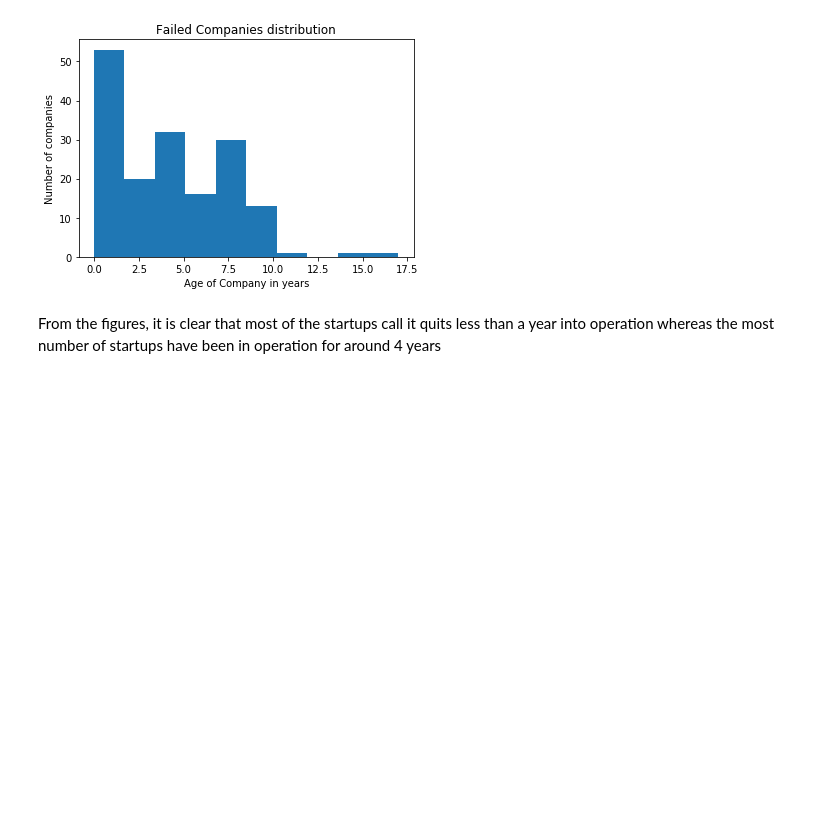
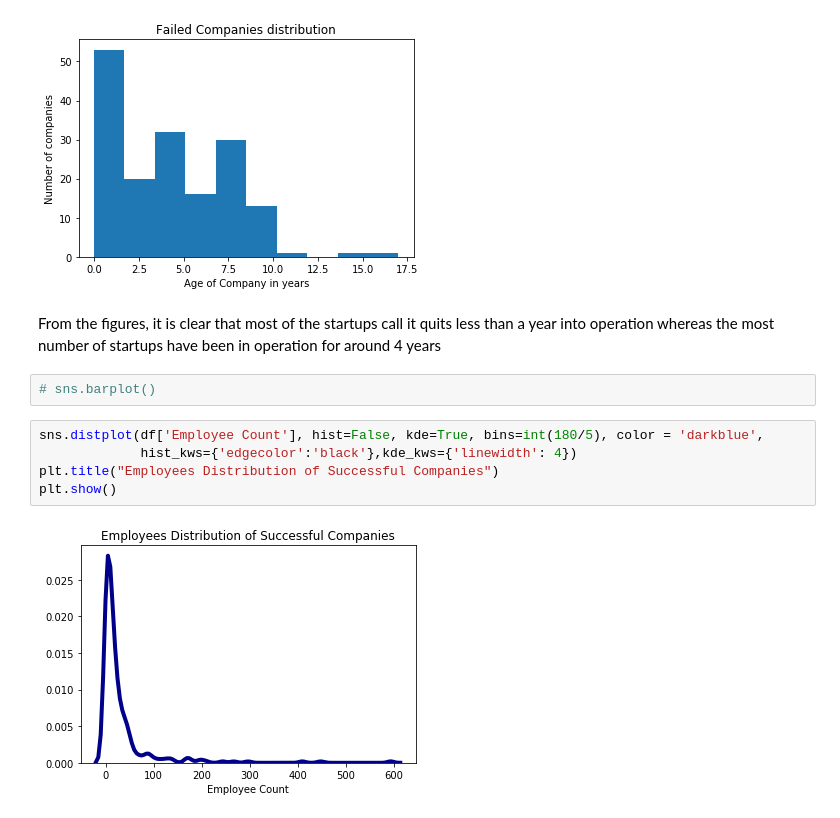
Before and after one commit to RishithBhowmick/DataAnalytics, a Jupyter notebook: Initial EDA Project.ipynb, the cells around one changed output. Saved outputs shown, nothing was run; the diff lists cells and outputs as text; blank space fills up the shorter version.

```diff
--- a/Initial EDA Project.ipynb
+++ b/Initial EDA Project.ipynb
@@ -85,3 +152,12 @@ plt.show()
 # %% [markdown]
 From the figures, it is clear that most of the startups call it quits less than a year into operation
 whereas the most number of startups have been in operation for around 4 years
+# %%
+# sns.barplot()
+# %%
+sns.distplot(df['Employee Count'], hist=False, kde=True, bins=int(180/5), color = 'darkblue',
+             hist_kws={'edgecolor':'black'},kde_kws={'linewidth': 4})
+plt.title("Employees Distribution of Successful Companies")
+plt.show()
+# %% [output]
+[figure, added]
```
Also changed, not shown: parts of 23 cells of this notebook, 1 other file.
